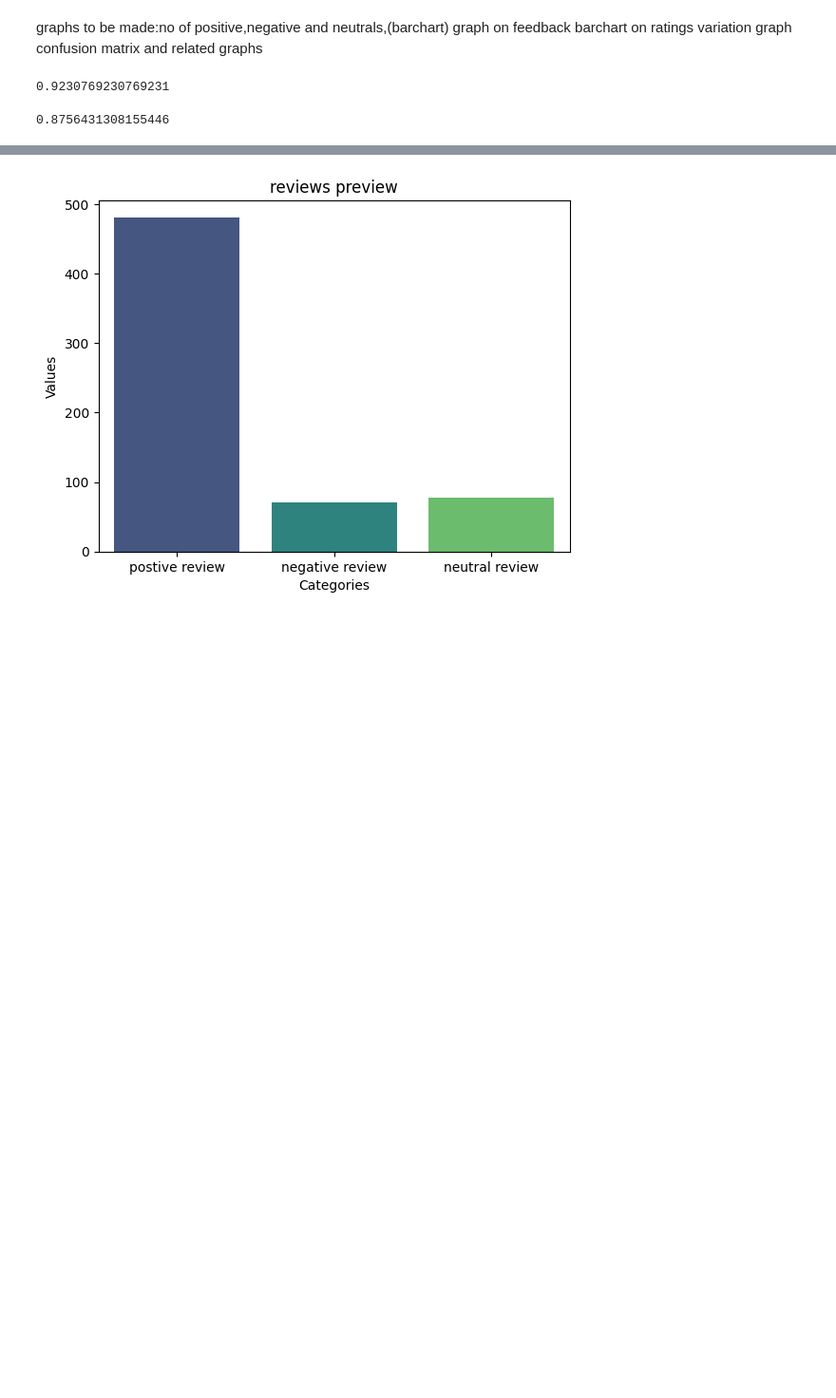
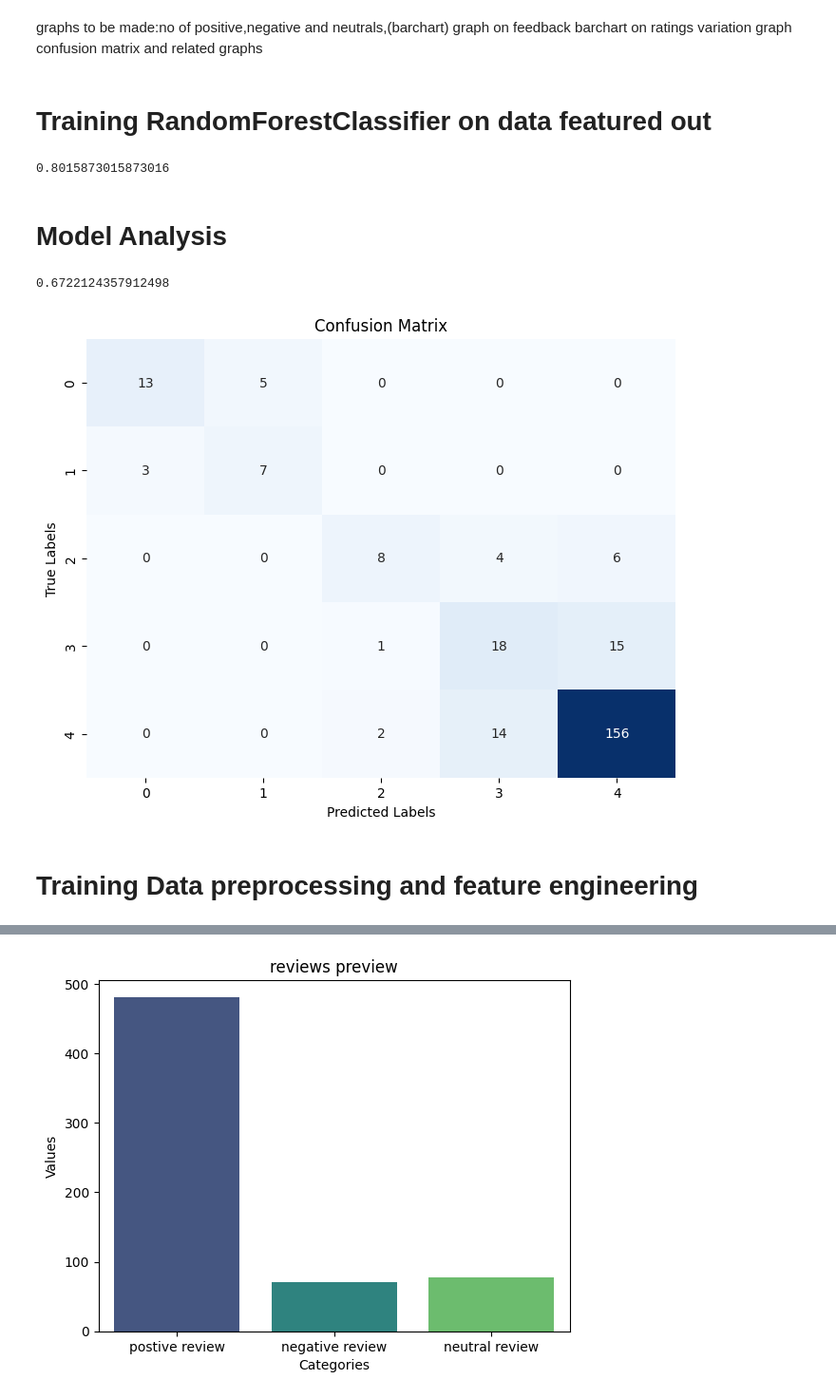
Before and after one commit to jgyfutub/Logical-Rhythm2023, a Jupyter notebook: anyanlptransformers.ipynb, the cells around one changed output, grey strips where cells are left out. Shown: that part at 95% size. Saved outputs shown, nothing was run; the diff lists cells and outputs as text; code cells hidden in the pictures; blank space fills up the shorter version.

```diff
--- a/anyanlptransformers.ipynb
+++ b/anyanlptransformers.ipynb
@@ -134,16 +145,12 @@ graph on feedback
 barchart on ratings
 variation graph
 confusion matrix and related graphs
+# %% [markdown]
+# ****Training RandomForestClassifier on data featured out****
 # %%
-from sklearn.ensemble import RandomForestClassifier
-from sklearn.preprocessing import StandardScaler
-from catboost import CatBoostClassifier
-X_train, X_test, y_train, y_test = train_test_split(new_dataframe, train_data['sentiment'],  test_size=0.01, random_state=42)
+X_train, X_test, y_train, y_test = train_test_split(new_dataframe, train_data['sentiment'],  test_size=0.1, random_state=42)
 dtree_model = RandomForestClassifier(n_estimators=2000 ,random_state=0).fit(X_train, y_train)
-# dtree_model= CatBoostClassifier(iterations=2000,
-#                                    loss_function='MultiClass',
-#                                    random_seed=42,verbose=0).fit(X_train, y_train)
 dtree_predictions = dtree_model.score(X_test,y_test)
 print(dtree_predictions)
 # %% [output]
-0.9230769230769231
+0.8015873015873016
@@ -175,11 +157,21 @@ estimator.fit(X_train, y_train_encoded)
-# %%
-from sklearn.metrics import confusion_matrix
-from sklearn.metrics import f1_score
-y_pred = dtree_model.predict(X_test)
-macro_f1 = f1_score(y_test, y_pred, average='macro')
-print(macro_f1)
-# %% [output]
-0.8756431308155446
+# %% [markdown]
+# ****Model Analysis****
+# %%
+y_pred = dtree_model.predict(X_test)
+macro_f1 = f1_score(y_test, y_pred, average='macro')
+print(macro_f1)
+cm = confusion_matrix(y_test, y_pred)
+plt.figure(figsize=(8, 6))
+sns.heatmap(cm, annot=True, fmt="d", cmap="Blues", cbar=False)
+plt.title('Confusion Matrix')
+plt.xlabel('Predicted Labels')
+plt.ylabel('True Labels')
+plt.show()
+# %% [output]
+0.6722124357912498
+[figure, added]
+# %% [markdown]
+# ****Training Data preprocessing and feature engineering****
 # %%
 test_data=pd.read_csv('/kaggle/input/anyas-gojo-revival-space-shop/test.tsv', sep='\t')
 pov_test_review=[]
```
Also changed, not shown: parts of 15 cells of this notebook.
